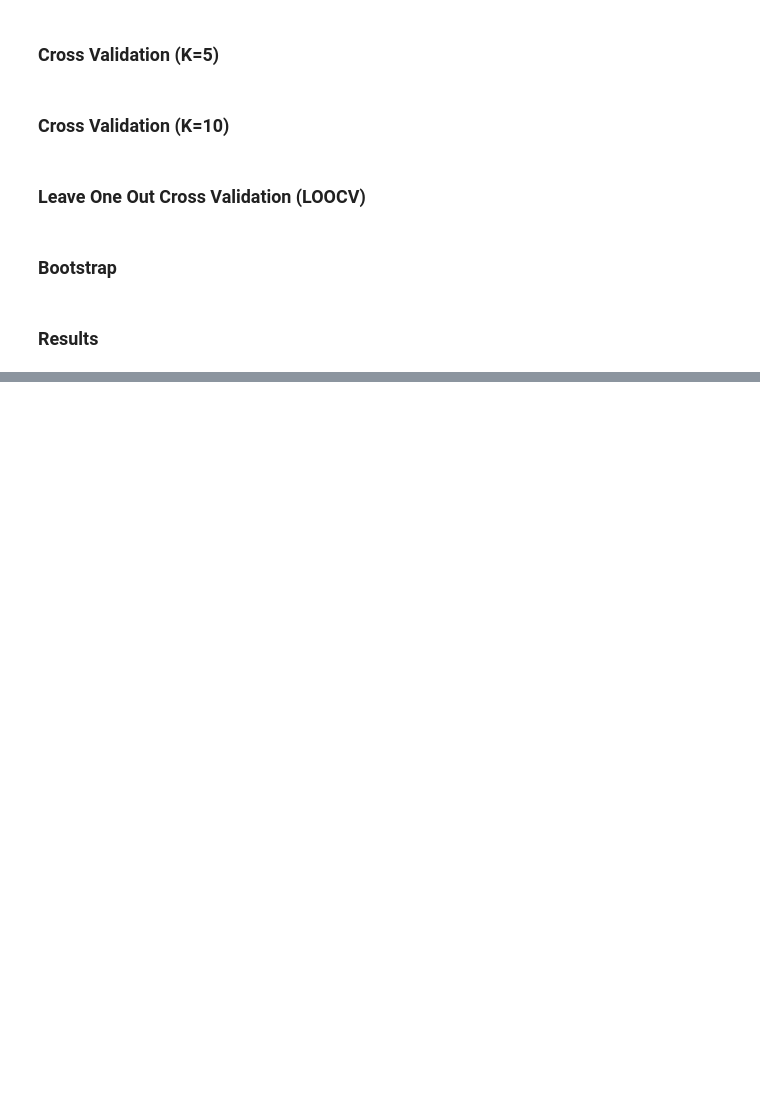
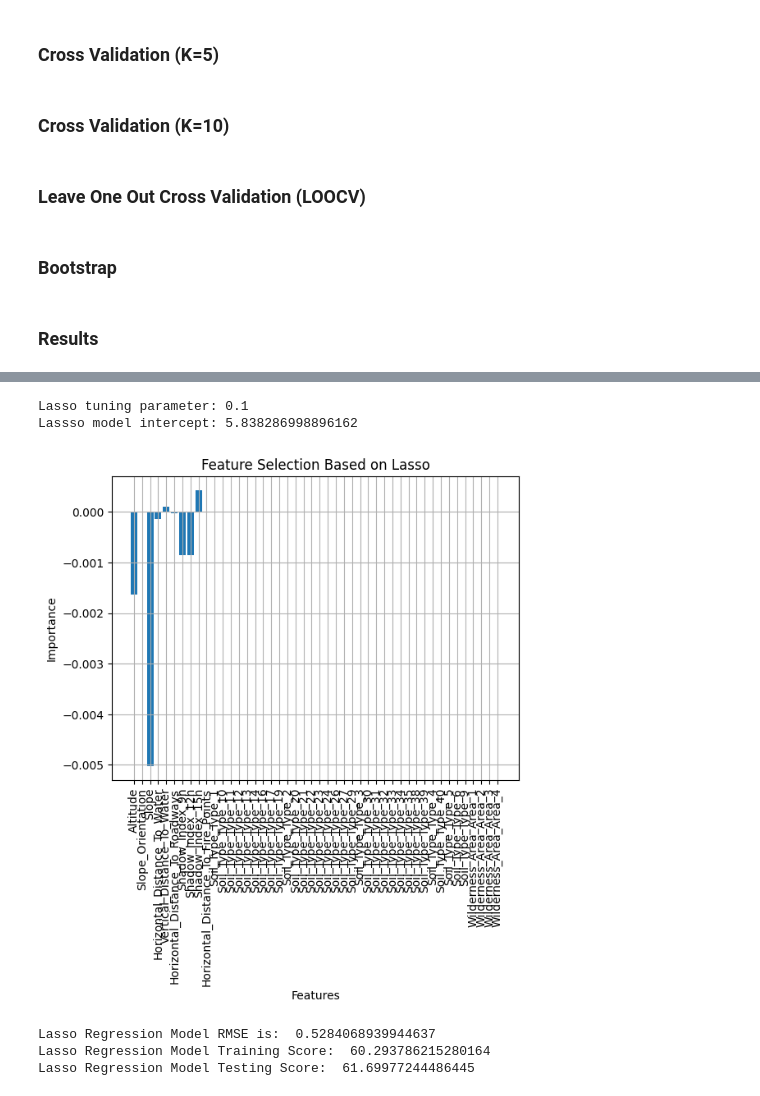
Before and after one commit to beatrizmsa/ml-vegetation-classifier, a Jupyter notebook: notebook.ipynb, the cells around one changed output, grey strips where cells are left out. Cells and saved outputs as stored; diff of their text form; code cells hidden in the pictures; blank space fills up the shorter version.

```diff
--- a/notebook.ipynb
+++ b/notebook.ipynb
@@ -283,0 +493,9 @@ confusion_matrix_visualization(data_results, 'Confusion Matrix')
+# %%
+apply_lasso(col_names, X_train, y_train, X_test, y_test)
+# %% [output]
+Lasso tuning parameter: 0.1
+Lassso model intercept: 5.838286998896162
+[figure, added]
+Lasso Regression Model RMSE is:  0.5284068939944637
+Lasso Regression Model Training Score:  60.293786215280164
+Lasso Regression Model Testing Score:  61.69977244486445
```
Also changed, not shown: parts of 36 cells of this notebook, 1 other file.
